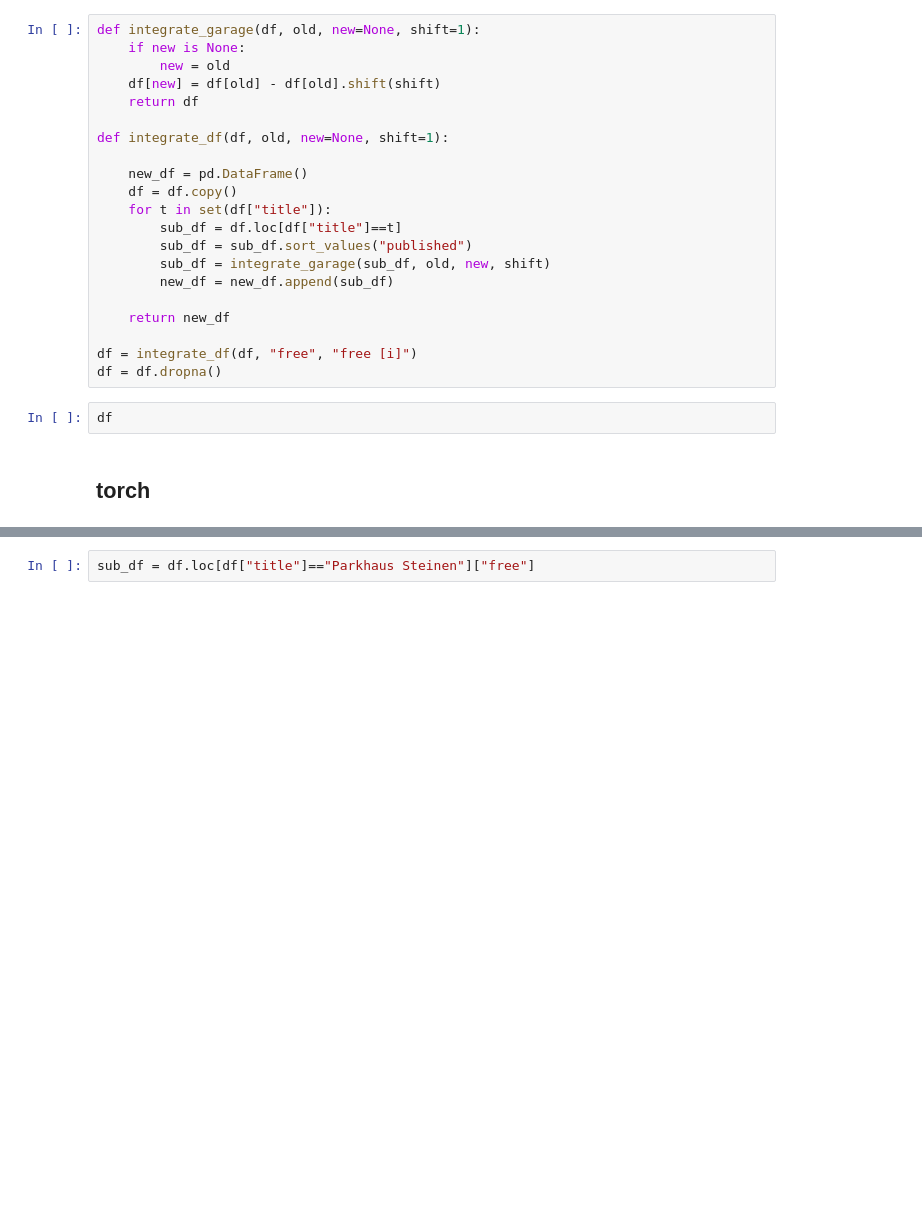
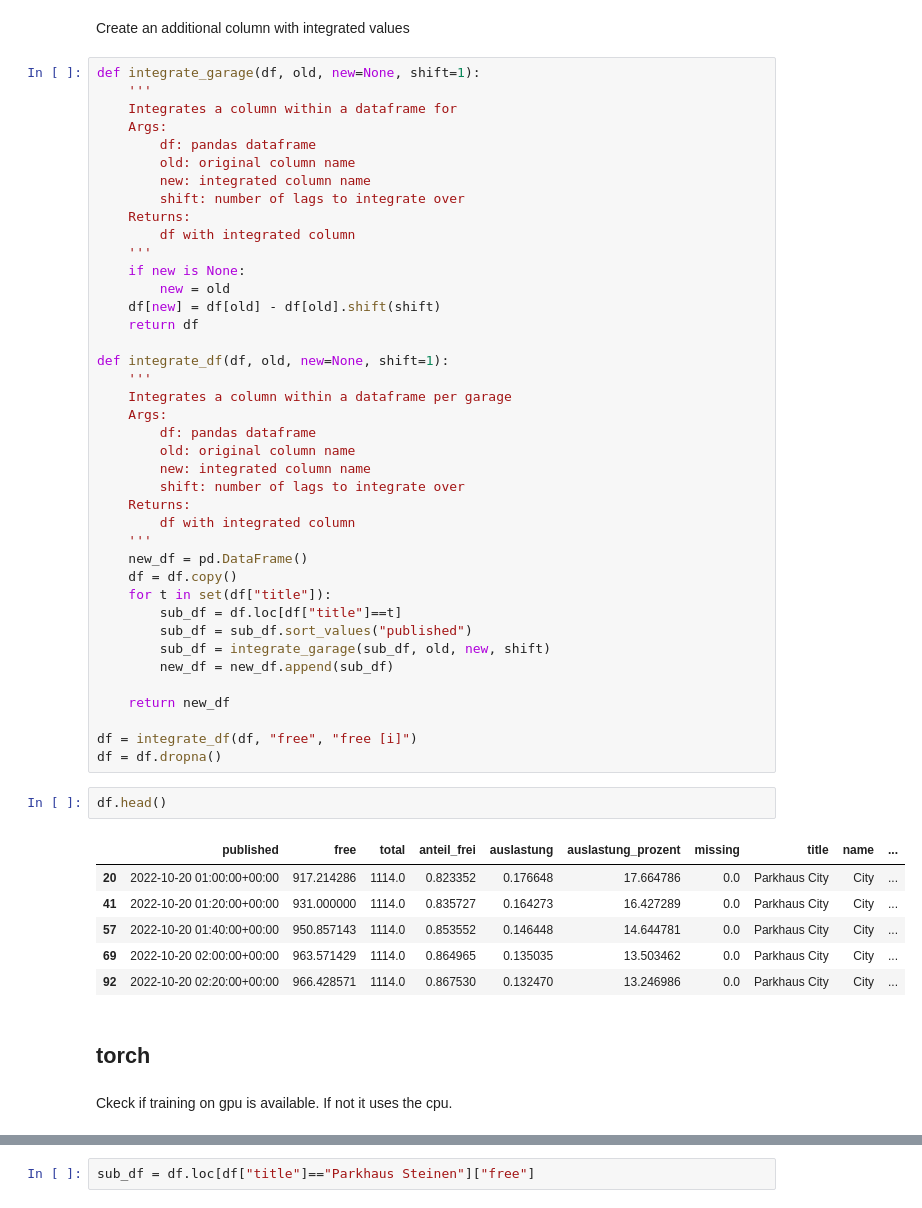
Before and after one commit to SimonLuder/FHNW_CHX_HS22, a Jupyter notebook: notebooks/Forecasting_with_Deep_Learning.ipynb, the cells around one changed output, grey strips where cells are left out. Cells and saved outputs as stored; diff of their text form; blank space fills up the shorter version.

```diff
--- a/notebooks/Forecasting_with_Deep_Learning.ipynb
+++ b/notebooks/Forecasting_with_Deep_Learning.ipynb
@@ -26,12 +57,33 @@ df.info()
+# %% [markdown]
+Create an additional column with integrated values
 # %%
 def integrate_garage(df, old, new=None, shift=1):
+    '''
+    Integrates a column within a dataframe for
+    Args:
+        df: pandas dataframe
+        old: original column name
+        new: integrated column name
+        shift: number of lags to integrate over
+    Returns:
+        df with integrated column
+    '''
     if new is None:
         new = old
     df[new] = df[old] - df[old].shift(shift)
     return df
 
 def integrate_df(df, old, new=None, shift=1):
-
+    '''
+    Integrates a column within a dataframe per garage
+    Args:
+        df: pandas dataframe
+        old: original column name
+        new: integrated column name
+        shift: number of lags to integrate over
+    Returns:
+        df with integrated column
+    '''
     new_df = pd.DataFrame()
     df = df.copy()
     for t in set(df["title"]):
@@ -45,9 +97,18 @@ def integrate_df(df, old, new=None, shift=1):
 df = integrate_df(df, "free", "free [i]")
 df = df.dropna()
 # %%
-df
+df.head()
+# %% [output]
+|  | published | free | total | anteil_frei | auslastung | auslastung_prozent | missing | title | name | ... |
+| 20 | 2022-10-20 01:00:00+00:00 | 917.214286 | 1114.0 | 0.823352 | 0.176648 | 17.664786 | 0.0 | Parkhaus City | City | ... |
+| 41 | 2022-10-20 01:20:00+00:00 | 931.000000 | 1114.0 | 0.835727 | 0.164273 | 16.427289 | 0.0 | Parkhaus City | City | ... |
+| 57 | 2022-10-20 01:40:00+00:00 | 950.857143 | 1114.0 | 0.853552 | 0.146448 | 14.644781 | 0.0 | Parkhaus City | City | ... |
+| 69 | 2022-10-20 02:00:00+00:00 | 963.571429 | 1114.0 | 0.864965 | 0.135035 | 13.503462 | 0.0 | Parkhaus City | City | ... |
+| 92 | 2022-10-20 02:20:00+00:00 | 966.428571 | 1114.0 | 0.867530 | 0.132470 | 13.246986 | 0.0 | Parkhaus City | City | ... |
 # %% [markdown]
 ## torch
+# %% [markdown]
+Ckeck if training on gpu is available. If not it uses the cpu.
 # %%
 device = torch.device("cuda" if torch.cuda.is_available() else "cpu")
 print("device:", device)
```
Also changed, not shown: parts of 36 cells of this notebook.
